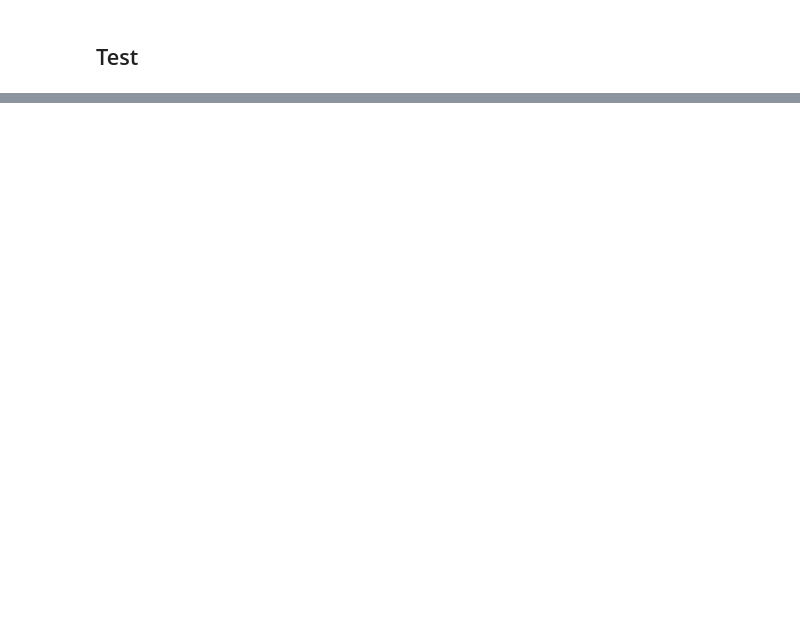
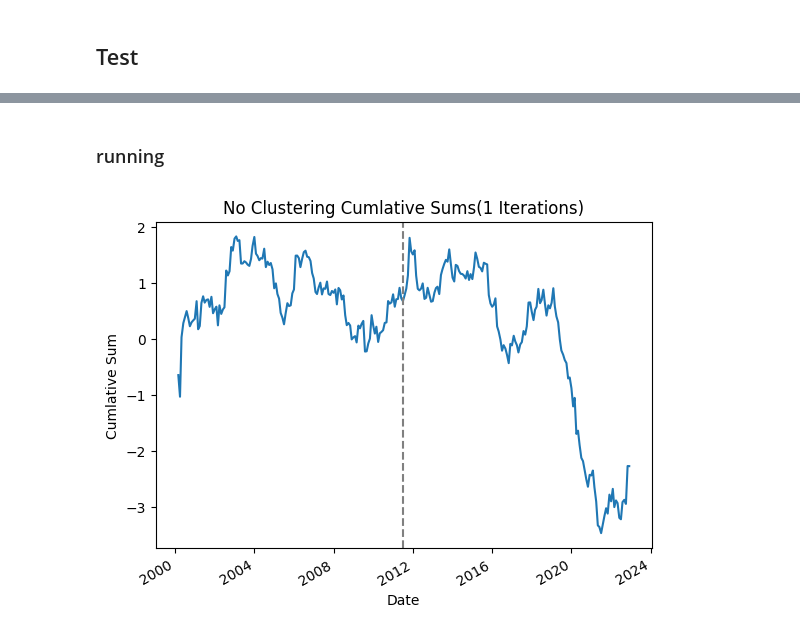
Before and after one commit to TInglefield/Math4920Project, a Jupyter notebook: clustering_NEW/Draft_5/Clustering_draft5_1.ipynb, the cells around one changed output, grey strips where cells are left out. Saved outputs shown, nothing was run; the diff lists cells and outputs as text; code cells hidden in the pictures; blank space fills up the shorter version.

```diff
--- a/clustering_NEW/Draft_5/Clustering_draft5_1.ipynb
+++ b/clustering_NEW/Draft_5/Clustering_draft5_1.ipynb
@@ -696,0 +708,9 @@ run_trading_Hierarchial('Monthly', 'Max', test_prices_df, test_caps_df)
+# %%
+cap_path = '/Users/tuckeringlefield/Desktop/Data_Science/Math_4920/Stocks_Data/cap_data_from_shardar.csv'
+price_path = "/Users/tuckeringlefield/Desktop/Data_Science/Math_4920/Stocks_Data/price_data_from_shardar.csv"
+
+# Reading Data:
+prices_df = pd.read_csv(price_path, index_col='date')
+prices_df.index = pd.to_datetime(prices_df.index)
+caps_df = pd.read_csv(cap_path, index_col='date')
+caps_df.index = pd.to_datetime(caps_df.index)
@@ -696,0 +779,21 @@ run_trading_Hierarchial('Monthly', 'Max', test_prices_df, test_caps_df)
+# %%
+def run_trading_noCluster(run_frequency, n_runs, prices_data, caps_data):
+    trading_results_dict = {}
+    n_iterations = 1
+    for i in range(n_iterations):
+        #print(f'Iteration: {i}')
+        trading_res = trading(prices_dataframe=prices_data, caps_dataframe=caps_data, market_dictionary=full_market_dict,
+            available_sector_list=sector_list, num_clusters=7, num_sectors=7,
+            n_market_cap=10, n_cv=1, consider_cv='Yes', cluster='No',
+            cluster_method='KMeans', final_beta_validation='Yes', run_frequency=run_frequency,
+            n_initializations=20, record_clustering='Yes', record_stock_selection='Yes', n_runs=n_runs)
+        cum_sum_series = cum_sum_plot_single(trading_res)
+        trading_results_dict[f'Run_{i}'] = cum_sum_series
+    temp_df = pd.concat(trading_results_dict, axis=1)
+    temp_df.plot(title=f'No Clustering Cumlative Sums({n_iterations} Iterations)', legend=False)
+    plt.xlabel("Date")
+    date_str = "2011-07-05 00:00:00"
+    date = pd.to_datetime(date_str)
+    plt.axvline(x=date, color='grey', linestyle='--', label='Event')
+    plt.ylabel("Cumlative Sum")
+    plt.show()
@@ -696,0 +804,6 @@ run_trading_Hierarchial('Monthly', 'Max', test_prices_df, test_caps_df)
+# %% [markdown]
+### running
+# %%
+run_trading_noCluster('Monthly', 'Max', prices_df, caps_df)
+# %% [output]
+[figure, added]
```
Also changed, not shown: parts of 20 cells of this notebook.
